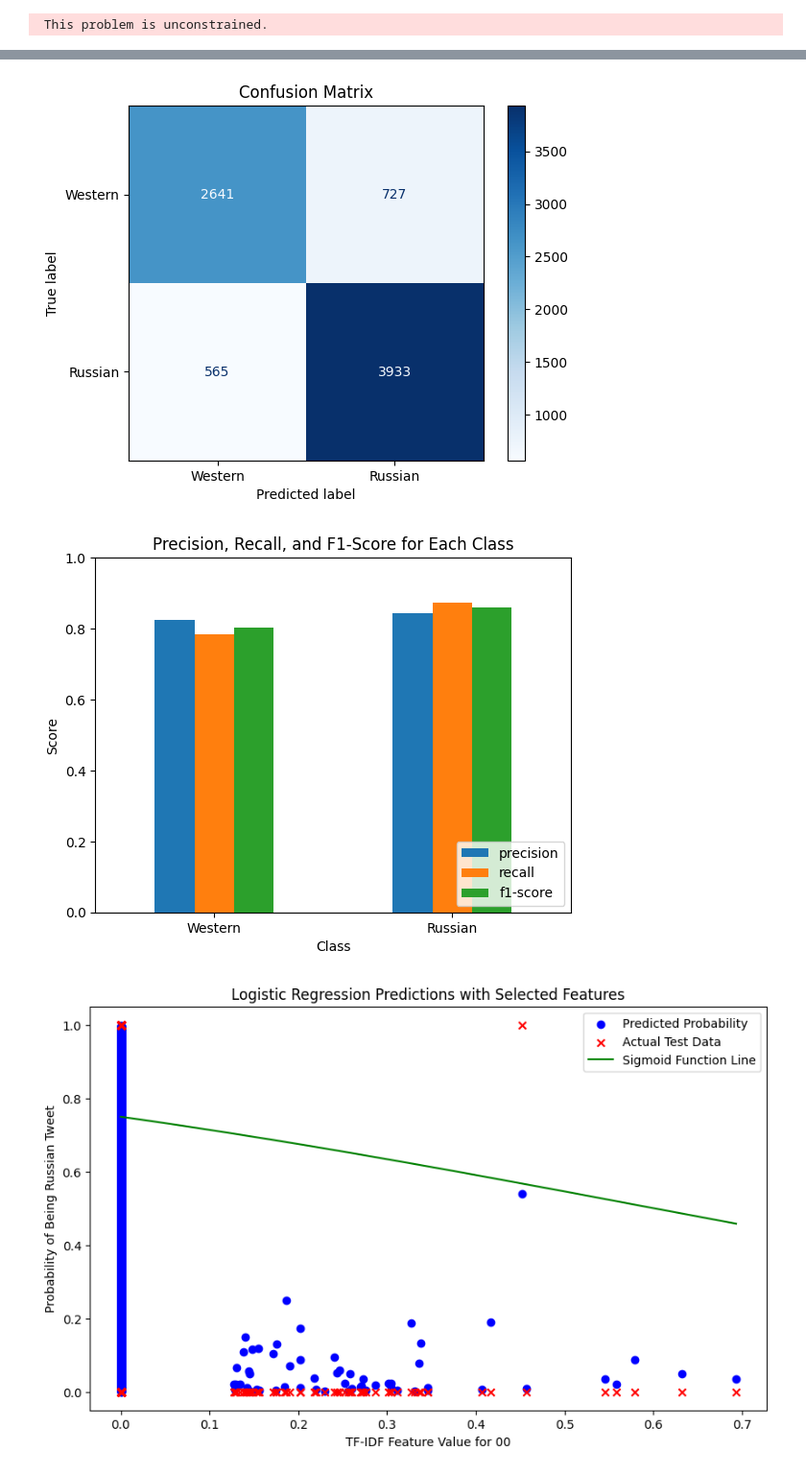
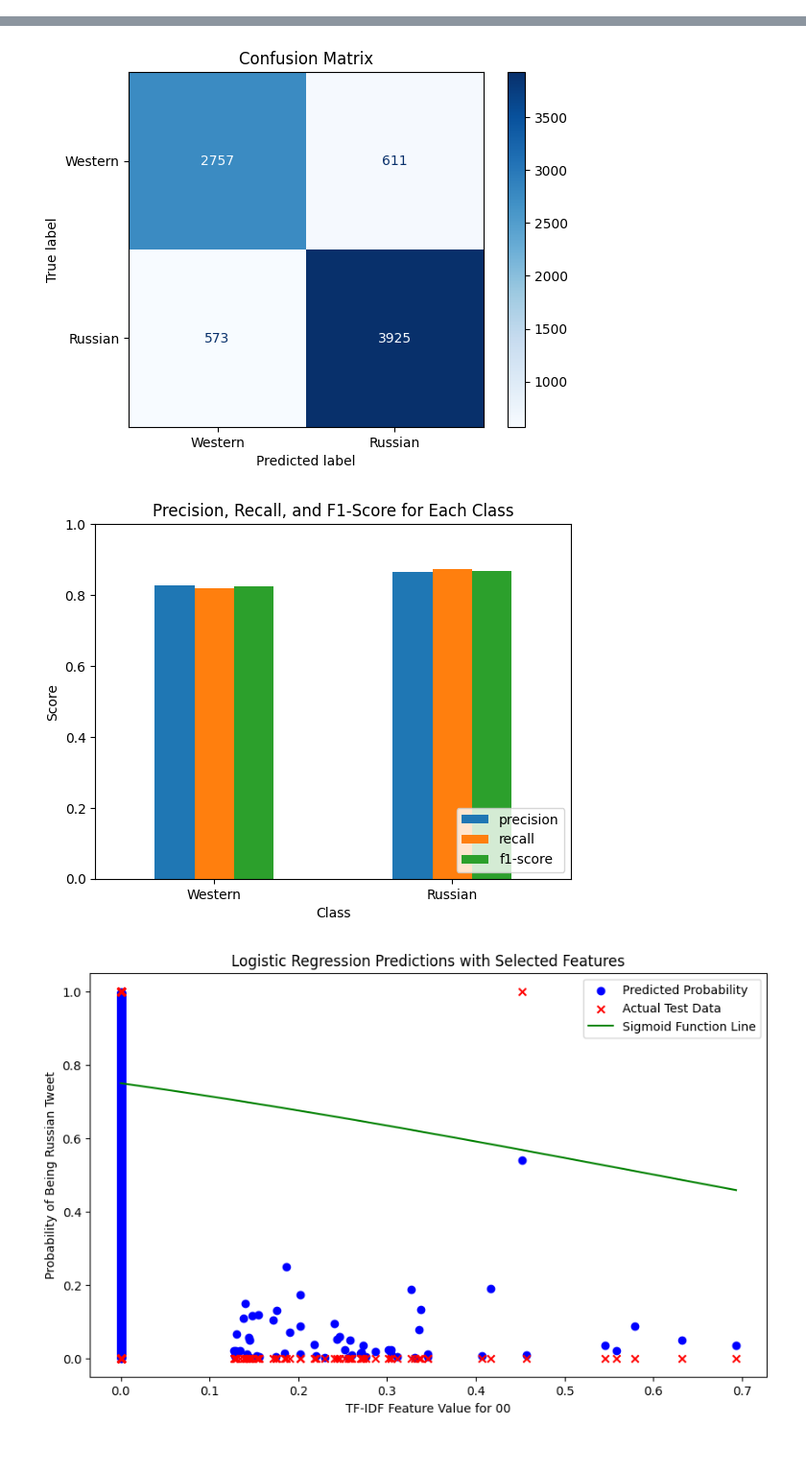
Before and after one commit to itslarisschen/NLP_Final_Exam, a Jupyter notebook: Logistic_Naive_Bayes.ipynb, the cells around one changed output, grey strips where cells are left out. Shown: that part at 96% size. Saved outputs shown, nothing was run; the diff lists cells and outputs as text; code cells hidden in the pictures.

```diff
--- a/Logistic_Naive_Bayes.ipynb
+++ b/Logistic_Naive_Bayes.ipynb
@@ -40,7 +40,7 @@ X_train_tfidf = vect_comb.fit_transform(X_train)
 X_test_tfidf = vect_comb.transform(X_test)
 
 #Logistic Regression model
-model = LogisticRegression(solver='lbfgs',random_state = 32, max_iter = 1000)
+model = LogisticRegression(solver='lbfgs',random_state = 42, max_iter = 1000, C=10)
 #using the default solver lbfgs or saga for best results
 
 # Train the model
@@ -95 +94,0 @@ At iterate    0    f=  6.93147D-01    |proj g|=  7.54060D-02
- This problem is unconstrained.
@@ -113,5 +95,5 @@ weighted avg       0.84      0.84      0.84      7866
 [figure]
-[figure, old version]
+[figure, new version]
 # %%
 
 # Define sigmoid function
```
Also changed, not shown: parts of 2 cells of this notebook.
